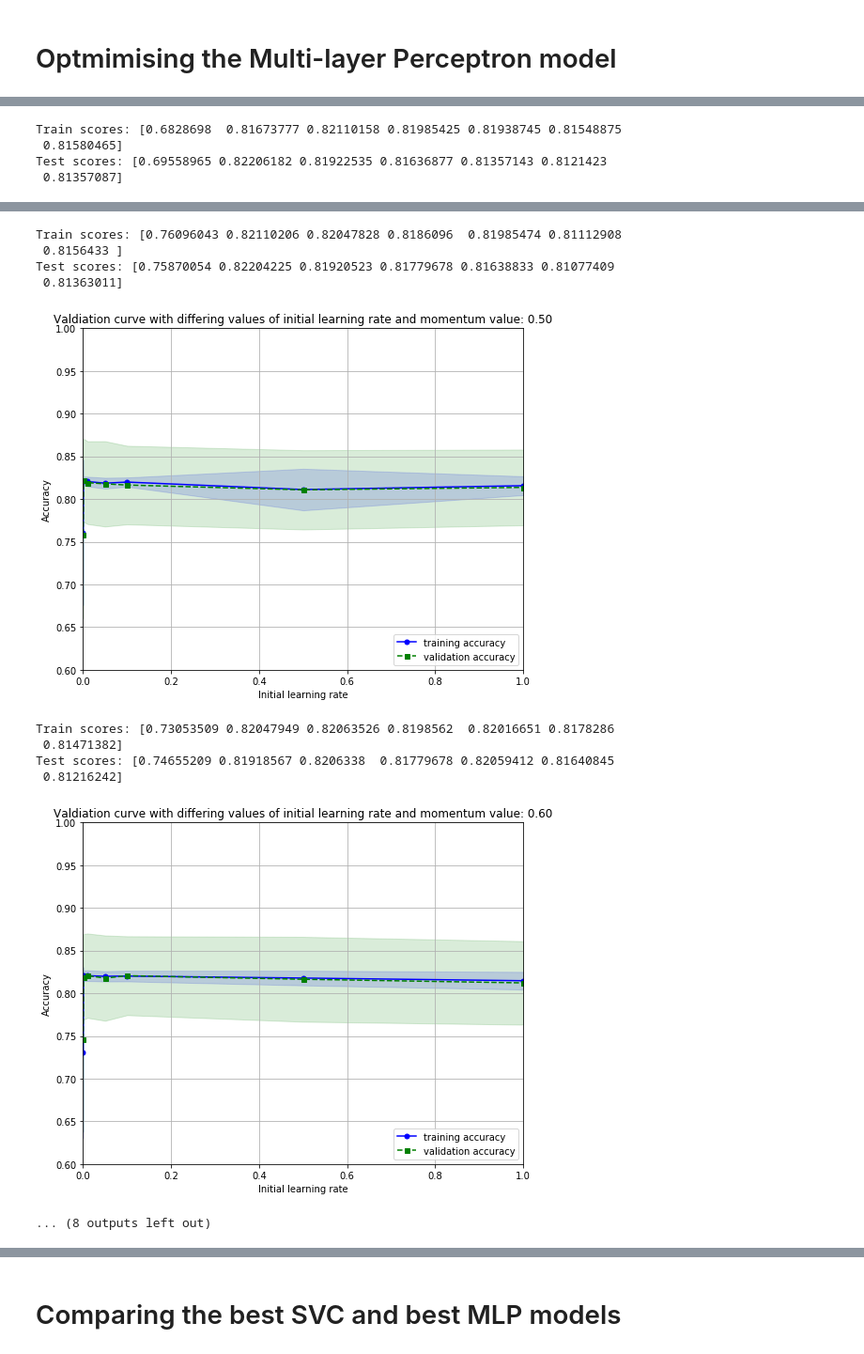
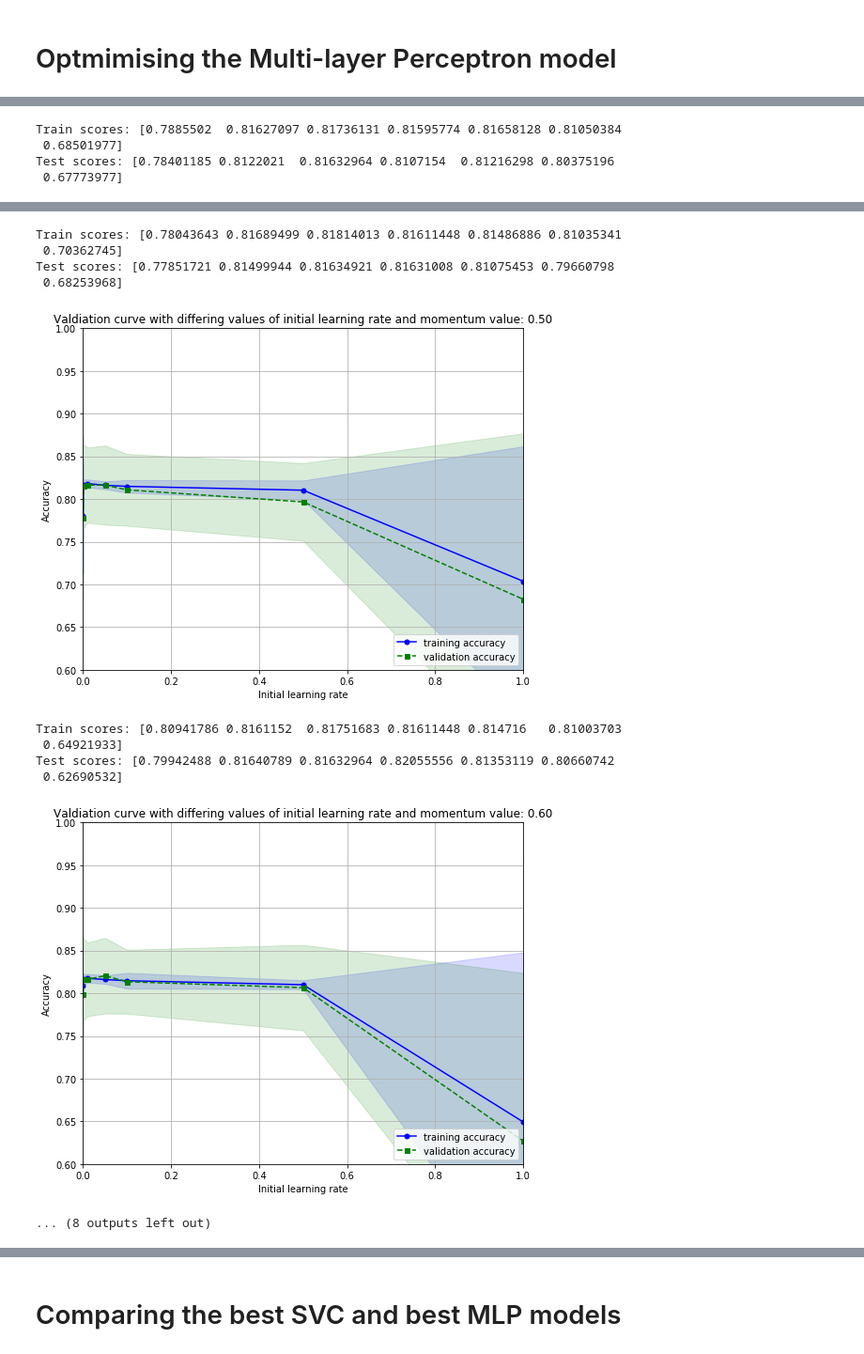
Before and after one commit to liivits/ML, a Jupyter notebook: MLHB-CHME0016_ZVWB0.ipynb, the cells around one changed output, grey strips where cells are left out. Shown at 94% size. Drawn from its saved outputs; the diff is of its cells as text; code cells hidden in the pictures.

```diff
--- a/MLHB-CHME0016_ZVWB0.ipynb
+++ b/MLHB-CHME0016_ZVWB0.ipynb
@@ -588,7 +588,7 @@ plt.show()
 [figure]
 # %%
 #Redefining the features to be used for building the model, only including the 5 most important featres
-X=df2[['age','mass_margin_1.0', 'mass_shape_4.0','mass_shape_2.0','mass_margin_5.0']]
+X=df2[['age','mass_margin_1.0', 'mass_shape_4.0','mass_shape_2.0']]
 # %%
 #Using StandardScaler to centre feature columns to have a mean of 0 and a standard deviation of 1
 X = StandardScaler().fit_transform(X)
@@ -1166,14 +1164,10 @@ weighted avg       0.80      0.80      0.80       179
 ______________________________________________________________________________
 # %%
 #Using validation curve to determine initial learning rate and momentum values that give the best results for accuracy
-from sklearn.model_selection import validation_curve
-
-
 for i in np.linspace(0.1,1,10):
-#finding the optimal value of initial learning rate using validation curve
     param_range = [0.0001, 0.001, 0.01, 0.05, 0.1, 0.5, 1]
     train_scores, test_scores = validation_curve(
-                estimator=MLPClassifier(momentum = i, hidden_layer_sizes = (25,25,25), activation= 'tanh', alpha = 0.0001,
+                estimator=MLPClassifier(momentum = i, hidden_layer_sizes = (100,100,100), activation= 'tanh', alpha = 0.0001,
                                         learning_rate ='constant', solver= 'sgd'),
                 X=X_train_pca,
                 y= y_train,
@@ -1208,7 +1202,7 @@ for i in np.linspace(0.1,1,10):
                  test_mean - test_std,
                  alpha=0.15, color='green')
 
-#plotting the C paramater values agains the relevant accuracy values
+#Plotting the momentum values agains the relevant initial learning rate values
     plt.grid()
     plt.legend(loc='lower right')
     plt.xlabel('Initial learning rate')
@@ -1237,4 +1231,4 @@ Test scores: [0.74210988 0.8206338  0.8178169  0.81922535 0.81496032 0.8122021
-Train scores: [0.6828698  0.81673777 0.82110158 0.81985425 0.81938745 0.81548875
- 0.81580465]
-Test scores: [0.69558965 0.82206182 0.81922535 0.81636877 0.81357143 0.8121423
- 0.81357087]
+Train scores: [0.7885502  0.81627097 0.81736131 0.81595774 0.81658128 0.81050384
+ 0.68501977]
+Test scores: [0.78401185 0.8122021  0.81632964 0.8107154  0.81216298 0.80375196
+ 0.67773977]
@@ -1242,13 +1236,13 @@ Test scores: [0.69558965 0.82206182 0.81922535 0.81636877 0.81357143 0.8121423
-Train scores: [0.76096043 0.82110206 0.82047828 0.8186096  0.81985474 0.81112908
- 0.8156433 ]
-Test scores: [0.75870054 0.82204225 0.81920523 0.81779678 0.81638833 0.81077409
- 0.81363011]
+Train scores: [0.78043643 0.81689499 0.81814013 0.81611448 0.81486886 0.81035341
+ 0.70362745]
+Test scores: [0.77851721 0.81499944 0.81634921 0.81631008 0.81075453 0.79660798
+ 0.68253968]
-[figure, old version]
+[figure, new version]
-Train scores: [0.73053509 0.82047949 0.82063526 0.8198562  0.82016651 0.8178286
- 0.81471382]
-Test scores: [0.74655209 0.81918567 0.8206338  0.81779678 0.82059412 0.81640845
- 0.81216242]
+Train scores: [0.80941786 0.8161152  0.81751683 0.81611448 0.814716   0.81003703
+ 0.64921933]
+Test scores: [0.79942488 0.81640789 0.81632964 0.82055556 0.81353119 0.80660742
+ 0.62690532]
-[figure, old version]
+[figure, new version]
 ... (8 outputs left out)
 # %%
 #Re-runninung the MLP with the initial learning rate  and momentum values that gave the best accuracy
```
Also changed, not shown: parts of 26 cells of this notebook, 1 other file.
